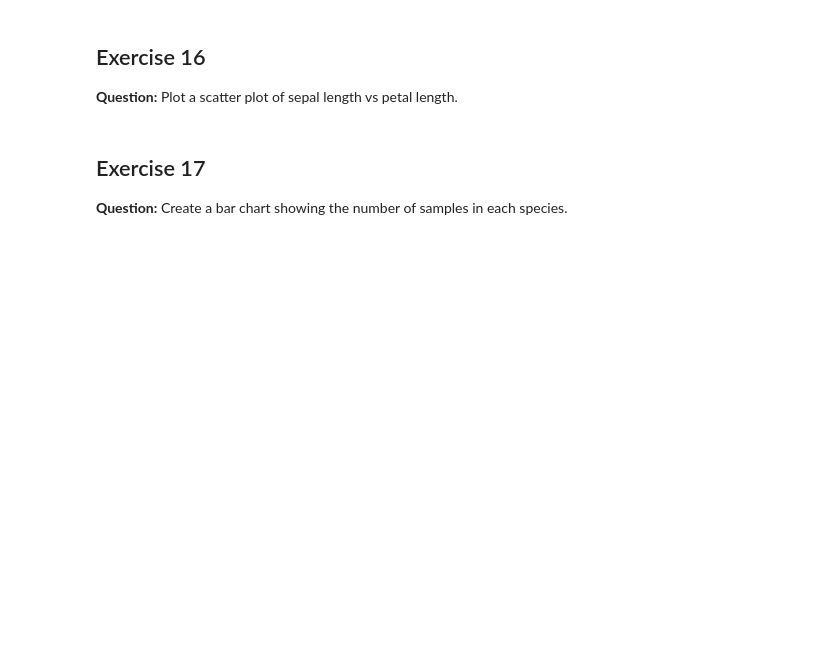
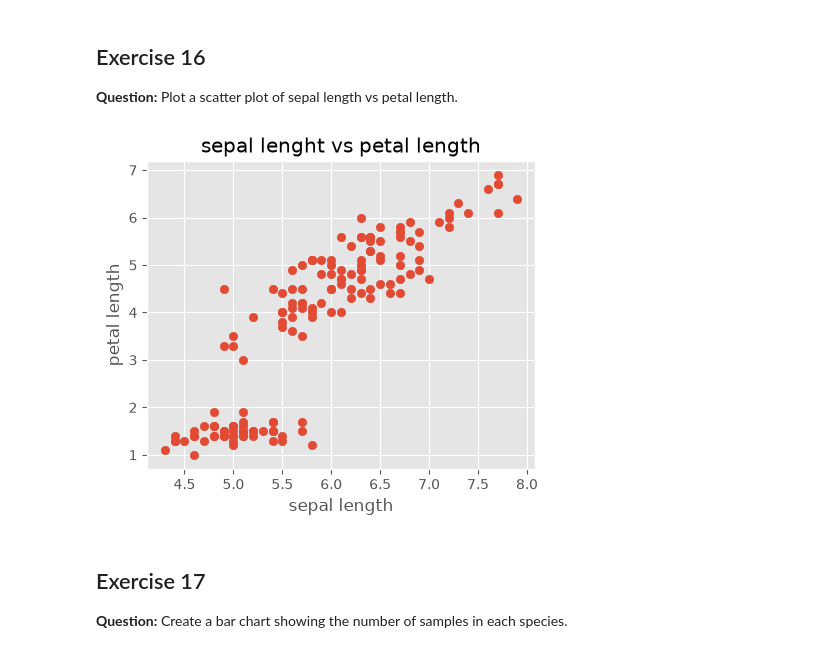
Before and after one commit to Sumit-Rajak99/Matplotlib-learning, a Jupyter notebook: Iris_Dataset_questions.ipynb, the cells around one changed output. Cells and saved outputs as stored; diff of their text form; code cells hidden in the pictures; blank space fills up the shorter version.

```diff
--- a/Iris_Dataset_questions.ipynb
+++ b/Iris_Dataset_questions.ipynb
@@ -99,6 +269,15 @@ NameError: name 'df' is not defined
 ## Exercise 16
 
 **Question:** Plot a scatter plot of sepal length vs petal length.
+# %%
+plt.figure(figsize=(5,4))
+plt.scatter(df['sepal length (cm)'],df['petal length (cm)'])
+plt.title("sepal lenght vs petal length")
+plt.xlabel("sepal length")
+plt.ylabel("petal length")
+plt.show()
+# %% [output]
+[figure, added]
 # %% [markdown]
 ## Exercise 17
 
```
Also changed, not shown: parts of 30 cells of this notebook.
